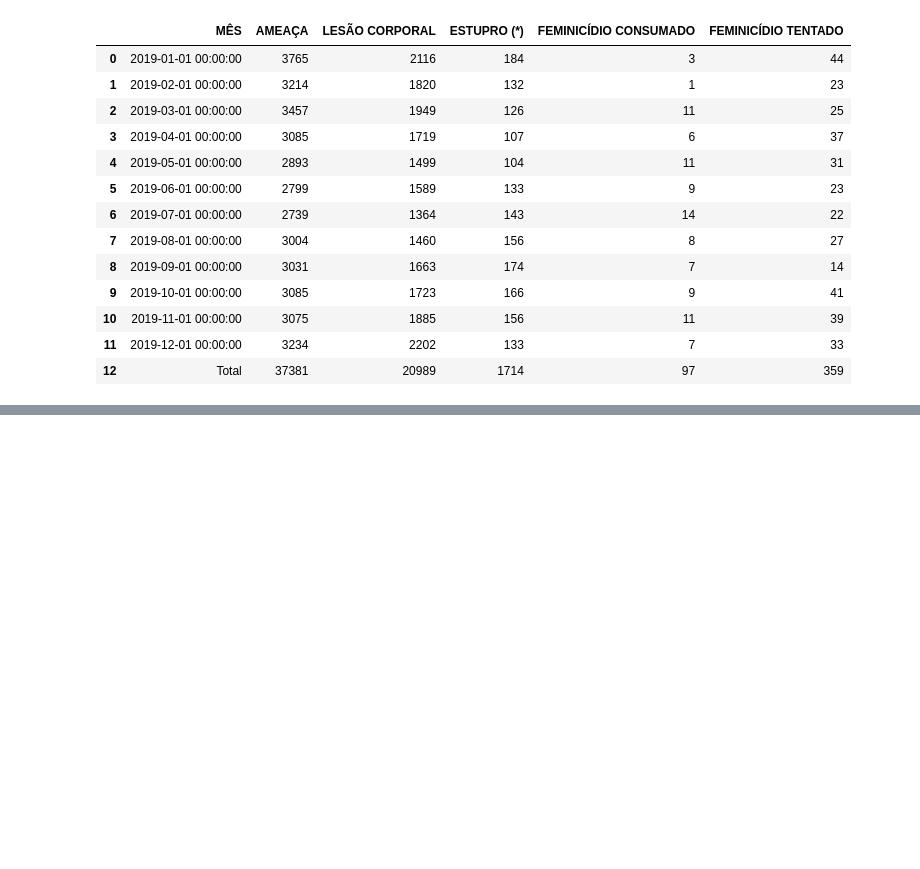
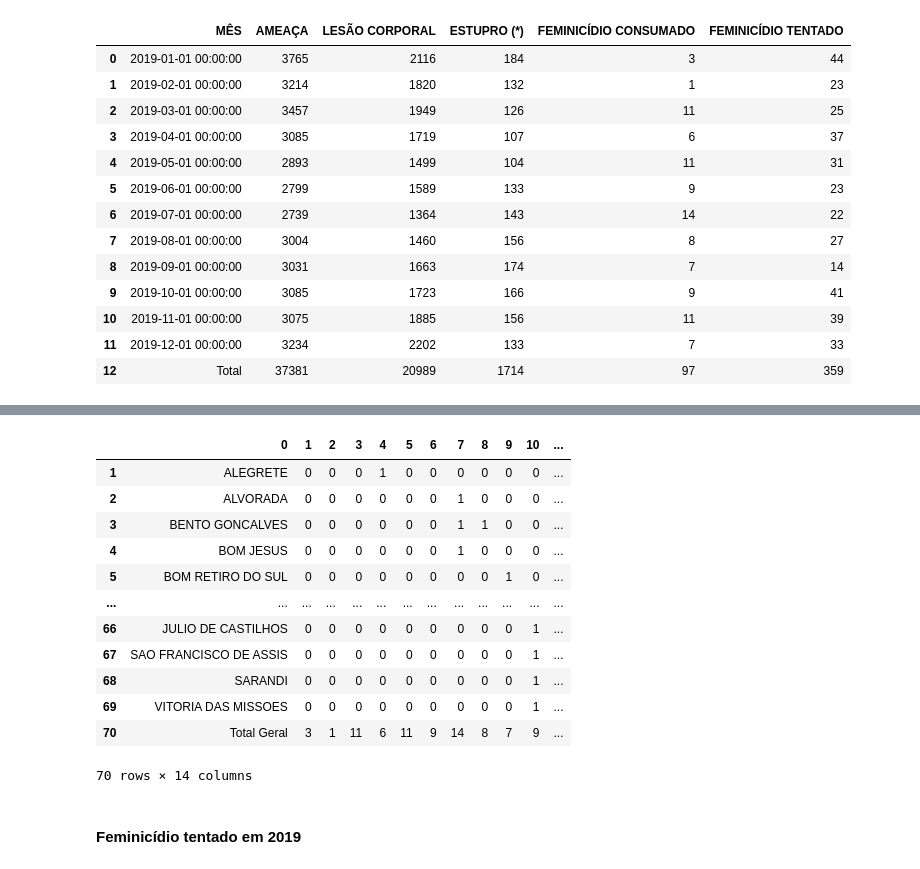
Before and after one commit to wagnerinacio16/Violencia-Domestica-no-RS---Data-Analysis, a Jupyter notebook: trab1-Saimon-Wagner.ipynb, the cells around one changed output, grey strips where cells are left out. Saved outputs shown, nothing was run; the diff lists cells and outputs as text; code cells hidden in the pictures; blank space fills up the shorter version.

```diff
--- a/trab1-Saimon-Wagner.ipynb
+++ b/trab1-Saimon-Wagner.ipynb
@@ -946,0 +128,22 @@ title = plt.title("Indicadores de Violência Doméstica no ano de 2020")
+# %%
+consumado_2019 = carga_2019.dropna(axis=1, how='all')
+consumado_2019.dropna(how='all')
+consumado_2019 = consumado_2019.drop([0])
+consumado_2019.rename(columns = {0:"Cidades", 1: "jan/19", 2: "fev/19", 3: "mar/19", 4: "abr/19", 5: "mai/19", 6: "jun/19", 7: "jul/19", 8: "ago/19", 9: "set/19", 10: "out/19", 11: "nov/19", 12: "dez/19", 13: "Total"})
+consumado_2019.replace(np.nan,0)
+# %% [output]
+|  | 0 | 1 | 2 | 3 | 4 | 5 | 6 | 7 | 8 | 9 | 10 | ... |
+| 1 | ALEGRETE | 0 | 0 | 0 | 1 | 0 | 0 | 0 | 0 | 0 | 0 | ... |
+| 2 | ALVORADA | 0 | 0 | 0 | 0 | 0 | 0 | 1 | 0 | 0 | 0 | ... |
+| 3 | BENTO GONCALVES | 0 | 0 | 0 | 0 | 0 | 0 | 1 | 1 | 0 | 0 | ... |
+| 4 | BOM JESUS | 0 | 0 | 0 | 0 | 0 | 0 | 1 | 0 | 0 | 0 | ... |
+| 5 | BOM RETIRO DO SUL | 0 | 0 | 0 | 0 | 0 | 0 | 0 | 0 | 1 | 0 | ... |
+| ... | ... | ... | ... | ... | ... | ... | ... | ... | ... | ... | ... | ... |
+| 66 | JULIO DE CASTILHOS | 0 | 0 | 0 | 0 | 0 | 0 | 0 | 0 | 0 | 1 | ... |
+| 67 | SAO FRANCISCO DE ASSIS | 0 | 0 | 0 | 0 | 0 | 0 | 0 | 0 | 0 | 1 | ... |
+| 68 | SARANDI | 0 | 0 | 0 | 0 | 0 | 0 | 0 | 0 | 0 | 1 | ... |
+| 69 | VITORIA DAS MISSOES | 0 | 0 | 0 | 0 | 0 | 0 | 0 | 0 | 0 | 1 | ... |
+| 70 | Total Geral | 3 | 1 | 11 | 6 | 11 | 9 | 14 | 8 | 7 | 9 | ... |
+70 rows × 14 columns
+# %% [markdown]
+#### Feminicídio tentado em 2019
```
Also changed, not shown: parts of 157 cells of this notebook.
